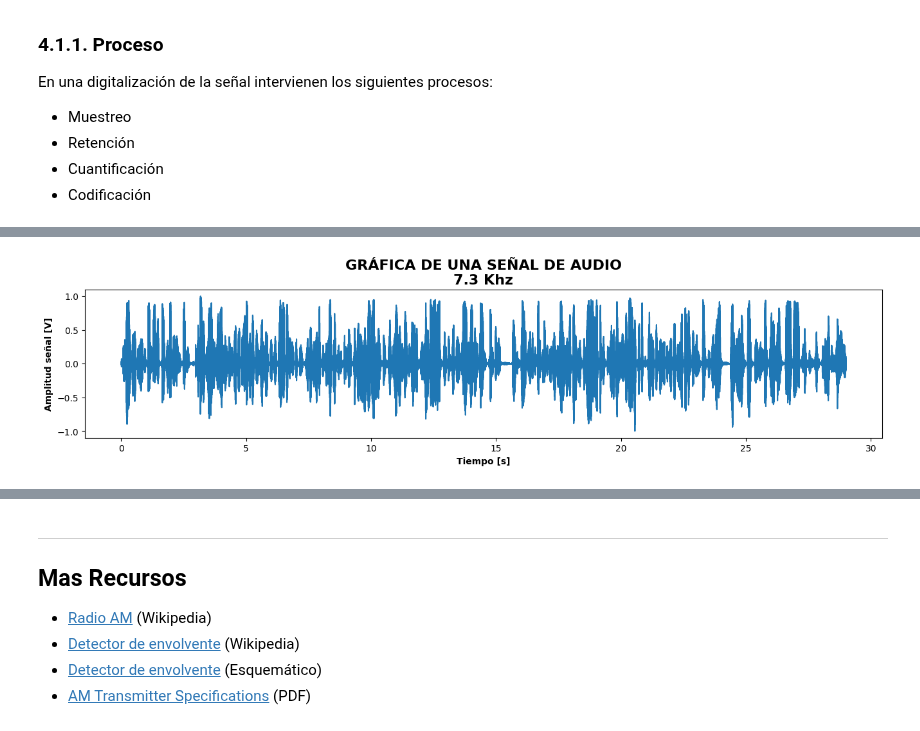
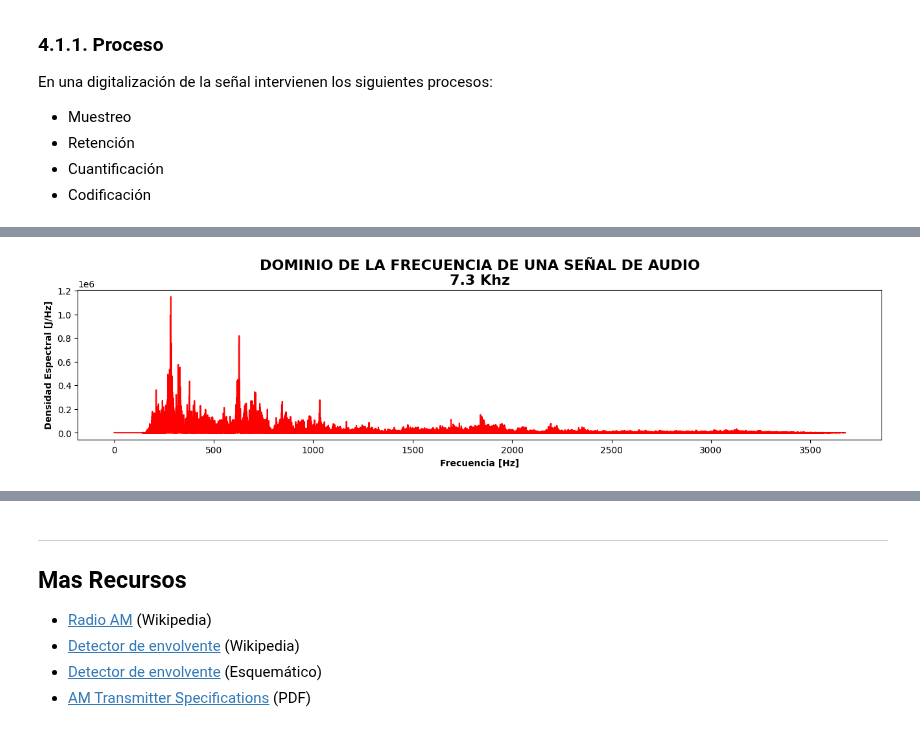
Before and after one commit to GiancarloBenavides/Telematics, a Jupyter notebook: 22-Encolamiento/22.1_señales.ipynb, the cells around one changed output, grey strips where cells are left out. Drawn from its saved outputs; the diff is of its cells as text; code cells hidden in the pictures.

```diff
--- a/22-Encolamiento/22.1_señales.ipynb
+++ b/22-Encolamiento/22.1_señales.ipynb
@@ -429,14 +448,14 @@ En una digitalización de la señal intervienen los siguientes procesos:
 # %%
 # Características
 flanco_de_subida = True
-num_muestras = 4
+num_símbolos = 4
 muestra_inicial = 100
 resolución = 8
 
 # Muestreo
 # ----------------------------------------------------
 máximo = 2**resolución
-total_de_bits = num_muestras * resolución
+total_de_bits = num_símbolos * resolución
 frecuencia_bits = resolución*(frecuencia_de_muestreo/2)
 tiempo_bit = 1/frecuencia_bits
 tiempo_señal = total_de_bits * tiempo_bit
@@ -445,7 +464,7 @@ ms = 1e6*tiempo_bit
 # Cuantizar
 # ----------------------------------------------------
 cuantizar = np.round(
-    máximo*y[muestra_inicial:muestra_inicial+num_muestras]+máximo/2)
+    máximo*y[muestra_inicial:muestra_inicial+num_símbolos]+máximo/2)
 
 # Codificar BCD
 # ----------------------------------------------------
@@ -460,8 +479,8 @@ c = list("222" + clock ) if flanco_de_subida  else list("22" + clock + "2")
 
 # Vectores de tiempo
 # ----------------------------------------------------
-tx = np.linspace(0, num_muestras, len(stream) + 1, endpoint=True)
-tc = np.linspace(0, num_muestras, len(clock) + 1, endpoint=True)
+tx = np.linspace(0, num_símbolos, len(stream) + 1, endpoint=True)
+tc = np.linspace(0, num_símbolos, len(clock) + 1, endpoint=True)
 tp = [tc[i] for i in range(len(tc)) if i % 2 != 0]
 
 pre_x = np.array([-tc[2]])
@@ -503,7 +522,6 @@ plt.xlabel("Símbolos", fontweight="bold")
 
 # Escala de tiempo en micro-segundos
 ax2 = plt.twiny()
-
 ax2.plot([-ms, ms*(len(tc)-3)/2], [1.2, 1.2], color="gray", linewidth=1, linestyle='dashed')
 ax2.xaxis.tick_top()
 ax2.xaxis.set_label_position("top")
@@ -525,13 +631,13 @@ plt.show()
 # %%
 plt.figure(figsize=(16, 3))
-plt.plot(t, y)
+plt.plot(f, S, 'r')
 
 # Textos en la gráfica
 plt.title(
-    "Gráfica de una señal de Audio\n".upper() +
+    "Dominio de la frecuencia de una señal de Audio\n".upper() +
     f"{frecuencia_de_muestreo/1_000:.1f} Khz", fontsize=16, fontweight="bold")
-plt.ylabel("Amplitud señal [V]", fontweight="bold")
-plt.xlabel("Tiempo [s]", fontweight="bold")
+plt.ylabel("Densidad Espectral [J/Hz]", fontweight="bold")
+plt.xlabel("Frecuencia [Hz]", fontweight="bold")
 plt.show()
 # %% [output]
-[figure, old version]
+[figure, new version]
```
Also changed, not shown: parts of 8 cells of this notebook, 1 other file.
